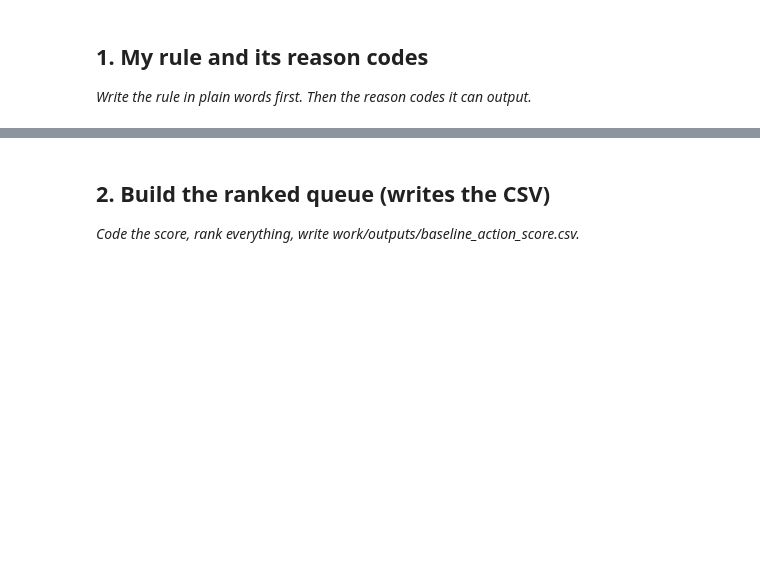
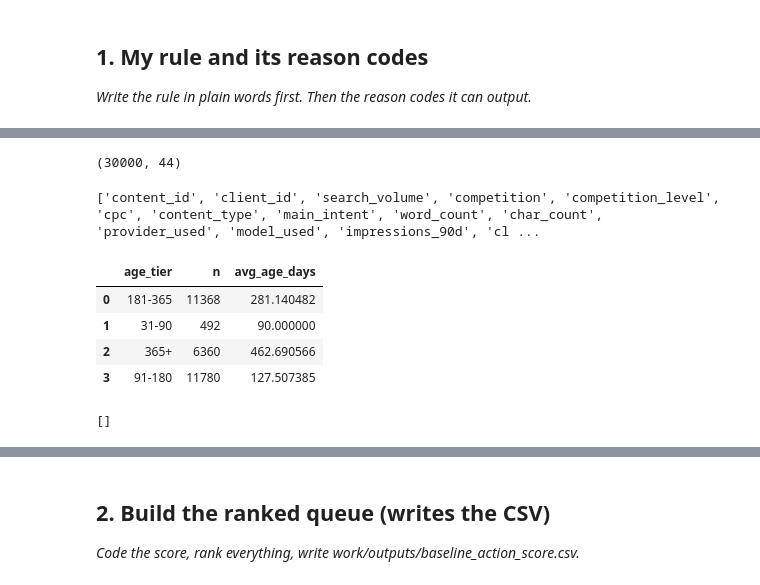
Before and after one commit to rafiaburdibaloch-ui/flyrank-rafia, a Jupyter notebook: work/notebooks/w04_baseline_score.ipynb, the cells around one changed output, grey strips where cells are left out. Saved outputs shown, nothing was run; the diff lists cells and outputs as text; code cells hidden in the pictures; blank space fills up the shorter version.

```diff
--- a/work/notebooks/w04_baseline_score.ipynb
+++ b/work/notebooks/w04_baseline_score.ipynb
@@ -15,0 +108,36 @@ import pandas as pd
+# %%
+id="v9k3zq"
+import pandas as pd
+
+file_path = "flyrank-rafia/data/raw/content_refresh_anonymized.csv"
+
+df = pd.read_csv(file_path)
+
+print(df.shape)
+# %% [output]
+(30000, 44)
+# %%
+print(df.columns.tolist())
+# %% [output]
+['content_id', 'client_id', 'search_volume', 'competition', 'competition_level', 'cpc', 'content_type', 'main_intent', 'word_count', 'char_count', 'provider_used', 'model_used', 'impressions_90d', 'cl ...
+# %%
+age_check = (
+    df.groupby("age_tier")
+    .agg(
+        n=("content_id", "count"),
+        avg_age_days=("content_age_days", "mean")
+    )
+    .reset_index()
+)
+
+age_check
+# %% [output]
+|  | age_tier | n | avg_age_days |
+| 0 | 181-365 | 11368 | 281.140482 |
+| 1 | 31-90 | 492 | 90.000000 |
+| 2 | 365+ | 6360 | 462.690566 |
+| 3 | 91-180 | 11780 | 127.507385 |
+# %%
+[c for c in df.columns if "refresh" in c.lower() or "flag" in c.lower()]
+# %% [output]
+[]
```
Also changed, not shown: parts of 8 cells of this notebook.
